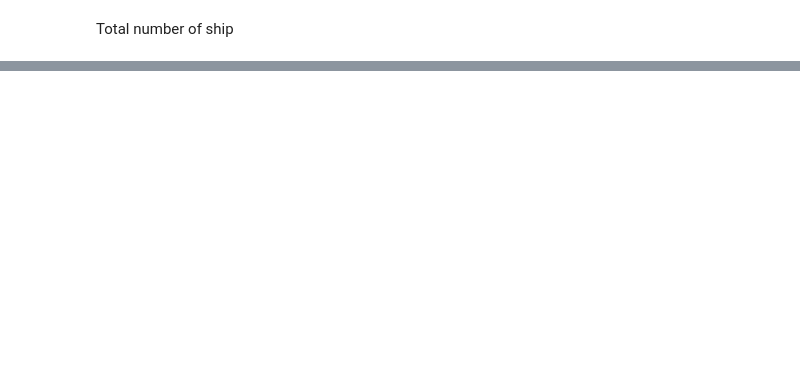
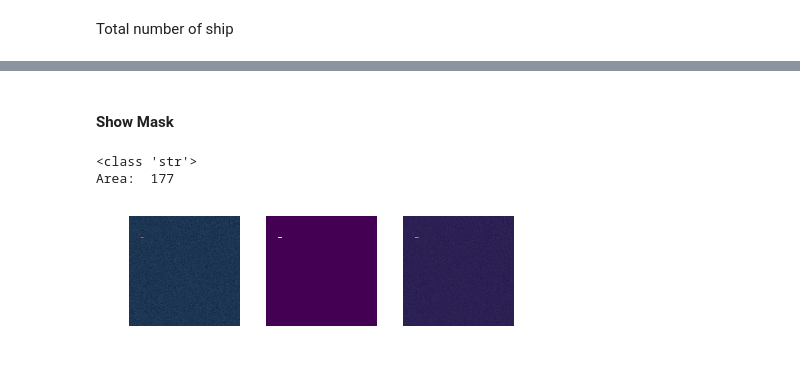
Before and after one commit to zitongzhan/kaggle_airbus_ship_detection, a Jupyter notebook: Airbus.ipynb, the cells around one changed output, grey strips where cells are left out. Cells and saved outputs as stored; diff of their text form; code cells hidden in the pictures; blank space fills up the shorter version.

Commit message:
show RLE completed

```diff
--- a/Airbus.ipynb
+++ b/Airbus.ipynb
@@ -54,0 +94,57 @@ NameError: name 'im_path' is not defined
+# %%
+# ref: https://www.kaggle.com/paulorzp/run-length-encode-and-decode
+
+# shape: (height,width) , 1 - mask, 0 - background
+def rle_decode(mask_rle, shape=(768, 768)):
+    s = mask_rle.split()
+    print(type(s[0]))
+    starts =  np.asarray(s[0::2], dtype=int)
+    lengths = np.asarray(s[1::2], dtype=int)
+
+    starts -= 1
+    ends = starts + lengths
+    img = np.zeros(shape[0]*shape[1], dtype=np.uint8)
+    for lo, hi in zip(starts, ends):
+        img[lo:hi] = 1
+    return img.reshape(shape).T  # Needed to align to RLE direction
+# %% [markdown]
+#### Show Mask
+# %%
+def csv_show_rle(ImageId, dataset_dir, df):
+    img = imread(os.path.join(dataset_dir, ImageId))
+    rle_masks = df.loc[df['ImageId'] == ImageId, 'EncodedPixels'].tolist()
+
+    # Take the individual ship masks and create a single mask array for all ships
+    all_masks = np.zeros((768, 768))
+    for mask in rle_masks:
+        binary_mask = rle_decode(mask)
+        print('Area: ', np.sum(binary_mask))
+        all_masks += binary_mask
+
+    fig, axarr = plt.subplots(1, 3)
+    axarr[0].axis('off'),
+    axarr[1].axis('off'),
+    axarr[2].axis('off')
+    axarr[0].imshow(img),
+    axarr[1].imshow(all_masks),
+    axarr[2].imshow(img)
+    axarr[2].imshow(all_masks, alpha=0.4)
+    plt.tight_layout(h_pad=0.1, w_pad=0.1)
+    # plt.savefig( os.path.join(ROOT_DIR, '../tmp', 'tmp.png') )
+    plt.show()
+
+
+# dataset_train = '../datasets/ships_train2018'
+# dataset_test  = '../datasets/ships_test2018'
+# csv_train =     '../datasets/train_ship_segmentations_v2.csv'
+# csv_test =      '../2_submit/final.csv'   # should not use .csv file with empty image !
+
+df = pd.read_csv(csv_train)
+# ImageId_list = ['0ba29cbcf.jpg', '00fd8e126.jpg', '0b1b3d75b.jpg']
+ImageId_list = os.listdir(dataset_train)
+ImageId = random.choice(ImageId_list)
+csv_show_rle(ImageId, dataset_train, df)
+# %% [output]
+<class 'str'>
+Area:  177
+[figure, added]
```
Also changed, not shown: parts of 12 cells of this notebook.
